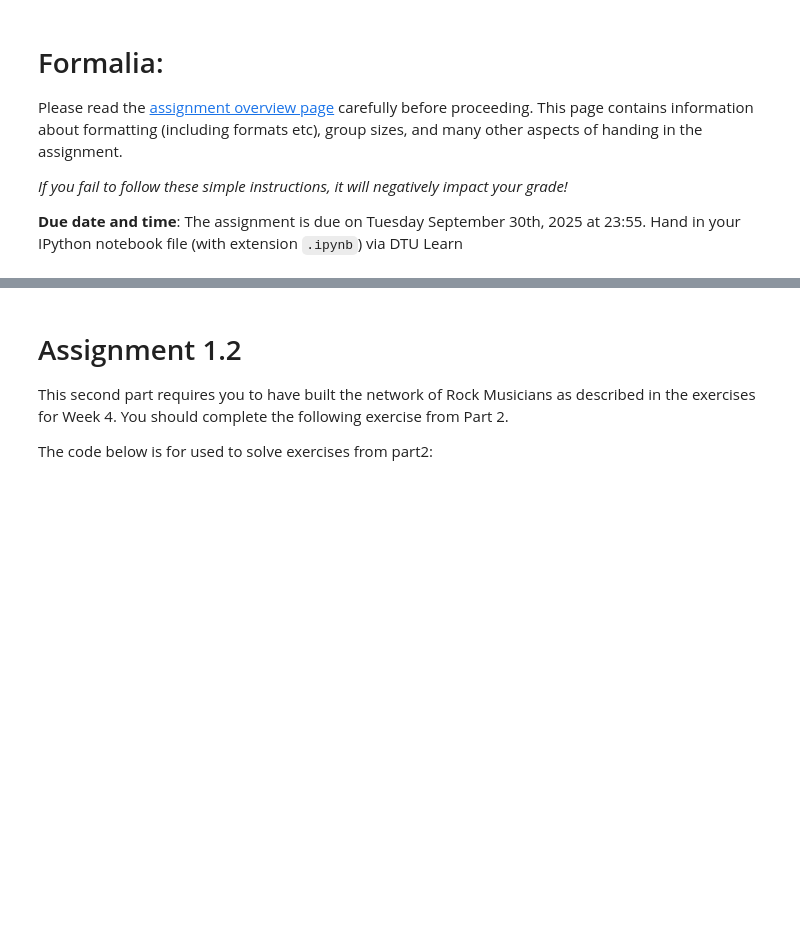
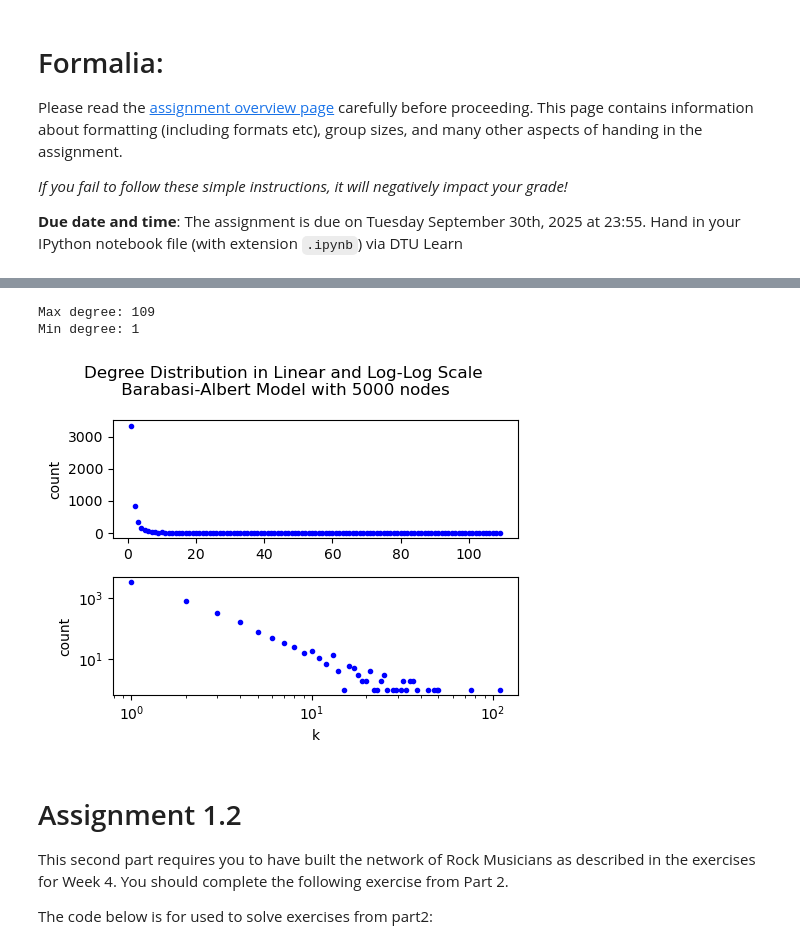
Before and after one commit to Lukog05/Social_Graphs_and_Interactions, a Jupyter notebook: Assignment1/SGAI_Assignment1_Copy.ipynb, the cells around one changed output, grey strips where cells are left out. Cells and saved outputs as stored; diff of their text form; code cells hidden in the pictures; blank space fills up the shorter version.

```diff
--- a/Assignment1/SGAI_Assignment1_Copy.ipynb
+++ b/Assignment1/SGAI_Assignment1_Copy.ipynb
@@ -44,3 +193,47 @@ And from **Part 2**
+# %%
+# Add more nodes until you have a 5000 node network.
+# restructured to make it faster by not asking for the same 99% of edges and recalculating flat_list every loop
+i = G.number_of_nodes()
+edges = list(G.edges())
+flat_list = list(sum(edges, ()))
+while G.number_of_nodes() < 5000:
+    new_node = i
+    chosen_node = random.choice(flat_list)
+    G.add_edge(new_node, chosen_node)
+    flat_list.append(new_node)
+    flat_list.append(chosen_node)
+    i += 1
+
+# What's the maximum and minimum degree?
+degree_values = list(dict(G.degree()).values()) # unpack degree values
+print(f"Max degree: {max(degree_values)}")
+print(f"Min degree: {min(degree_values)}")
+# %% [output]
+Max degree: 109
+Min degree: 1
+# %%
+# Now, bin the degree distribution using `numpy.histogram`.
+hist, bin_edges = np.histogram(degree_values, bins=range(1, max(degree_values) + 2))
+
+# Plot the distribution. Plot it with both linear and log-log axes.
+plt.figure(figsize=(5, 4))
+plt.suptitle('Degree Distribution in Linear and Log-Log Scale\n Barabasi-Albert Model with 5000 nodes')
+
+plt.subplot(2, 1, 1)
+plt.scatter(bin_edges[:-1], hist, marker='.', linestyle='-', color='blue')
+plt.ylabel('count')
+
+plt.subplot(2, 1, 2)
+plt.scatter(bin_edges[:-1], hist, marker='.', linestyle='-', color='blue')
+plt.ylabel('count')
+plt.xlabel('k')
+plt.xscale('log')
+plt.yscale('log')
+
+plt.tight_layout()
+plt.show()
+# %% [output]
+[figure, added]
 # %% [markdown]
 # Assignment 1.2
 
```
Also changed, not shown: parts of 9 cells of this notebook.
